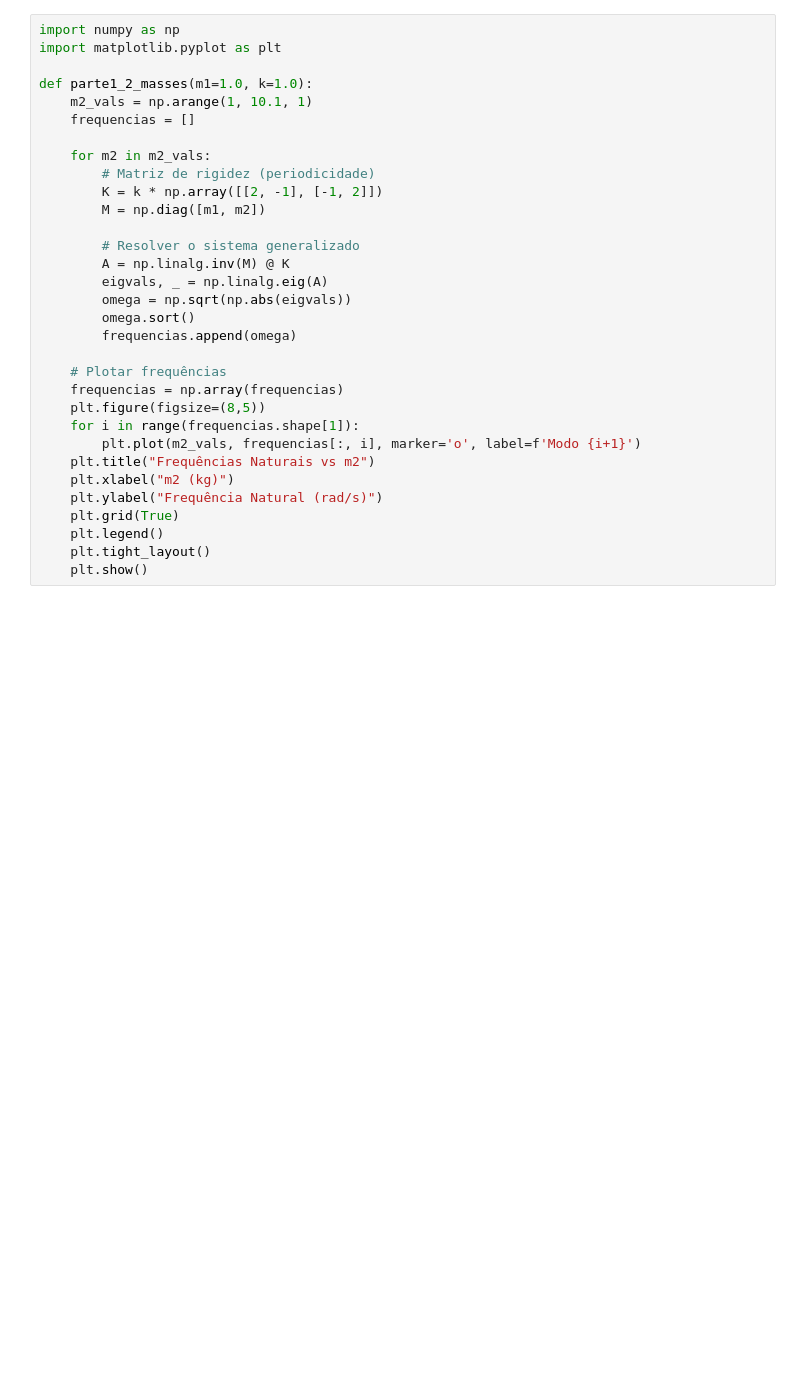
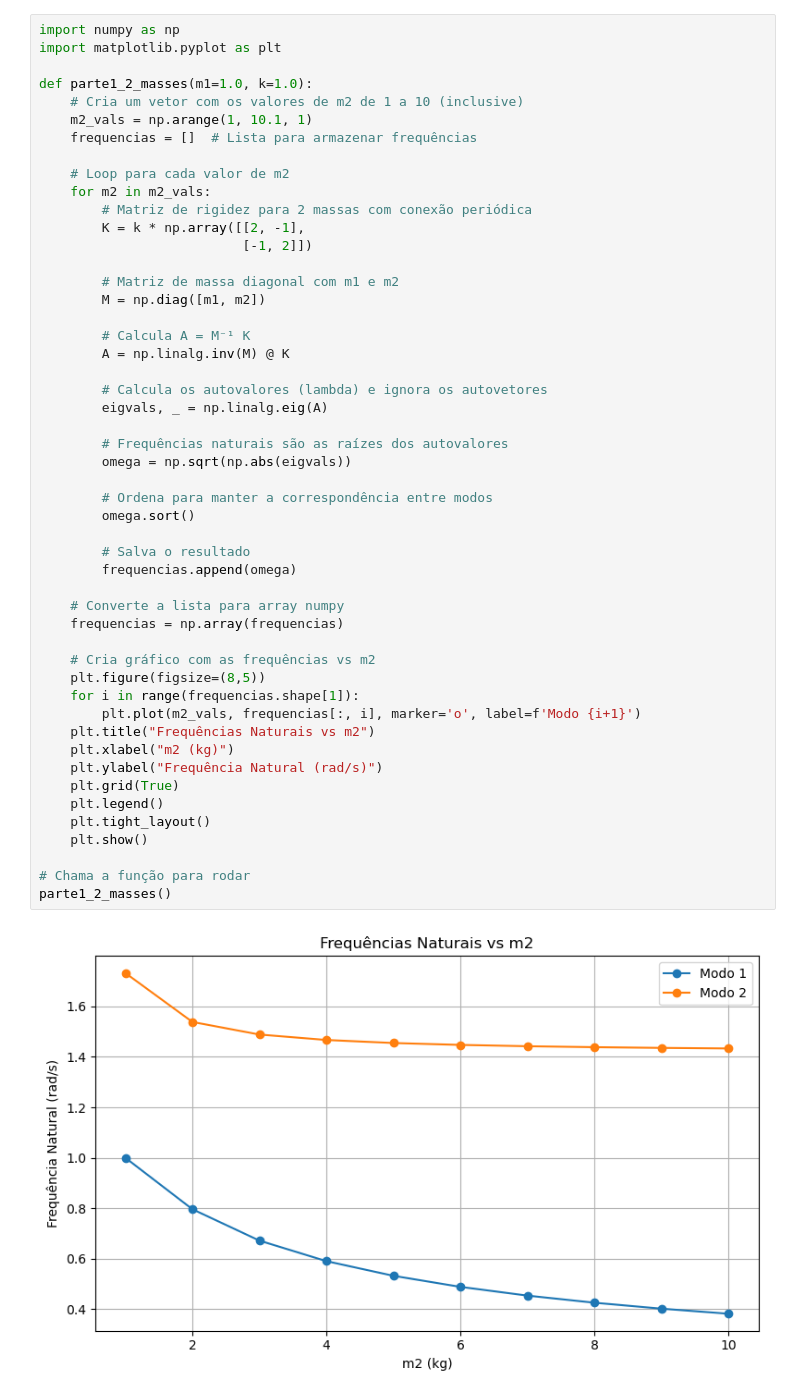
Before and after one commit to Gsimarelli/av4, a Jupyter notebook: AV4.ipynb, the cells around one changed output. Drawn from its saved outputs; the diff is of its cells as text; blank space fills up the shorter version.

```diff
--- a/AV4.ipynb
+++ b/AV4.ipynb
@@ -1,34 +1,54 @@
 # %%
 import numpy as np
 import matplotlib.pyplot as plt
 
 def parte1_2_masses(m1=1.0, k=1.0):
+    # Cria um vetor com os valores de m2 de 1 a 10 (inclusive)
     m2_vals = np.arange(1, 10.1, 1)
-    frequencias = []
+    frequencias = []  # Lista para armazenar frequências
 
+    # Loop para cada valor de m2
     for m2 in m2_vals:
-        # Matriz de rigidez (periodicidade)
-        K = k * np.array([[2, -1], [-1, 2]])
+        # Matriz de rigidez para 2 massas com conexão periódica
+        K = k * np.array([[2, -1],
+                          [-1, 2]])
+
+        # Matriz de massa diagonal com m1 e m2
         M = np.diag([m1, m2])
 
-        # Resolver o sistema generalizado
+        # Calcula A = M⁻¹ K
         A = np.linalg.inv(M) @ K
+
+        # Calcula os autovalores (lambda) e ignora os autovetores
         eigvals, _ = np.linalg.eig(A)
+
+        # Frequências naturais são as raízes dos autovalores
         omega = np.sqrt(np.abs(eigvals))
+
+        # Ordena para manter a correspondência entre modos
         omega.sort()
+
+        # Salva o resultado
         frequencias.append(omega)
 
-    # Plotar frequências
+    # Converte a lista para array numpy
     frequencias = np.array(frequencias)
+
+    # Cria gráfico com as frequências vs m2
     plt.figure(figsize=(8,5))
     for i in range(frequencias.shape[1]):
         plt.plot(m2_vals, frequencias[:, i], marker='o', label=f'Modo {i+1}')
     plt.title("Frequências Naturais vs m2")
     plt.xlabel("m2 (kg)")
     plt.ylabel("Frequência Natural (rad/s)")
     plt.grid(True)
     plt.legend()
     plt.tight_layout()
     plt.show()
+
+# Chama a função para rodar
+parte1_2_masses()
+# %% [output]
+[figure, added]
 # %%
 def parte2_3_masses(m1=1.0, m2=1.0, m3=1.0, k=1.0):
```
Also changed, not shown: parts of 3 cells of this notebook.
